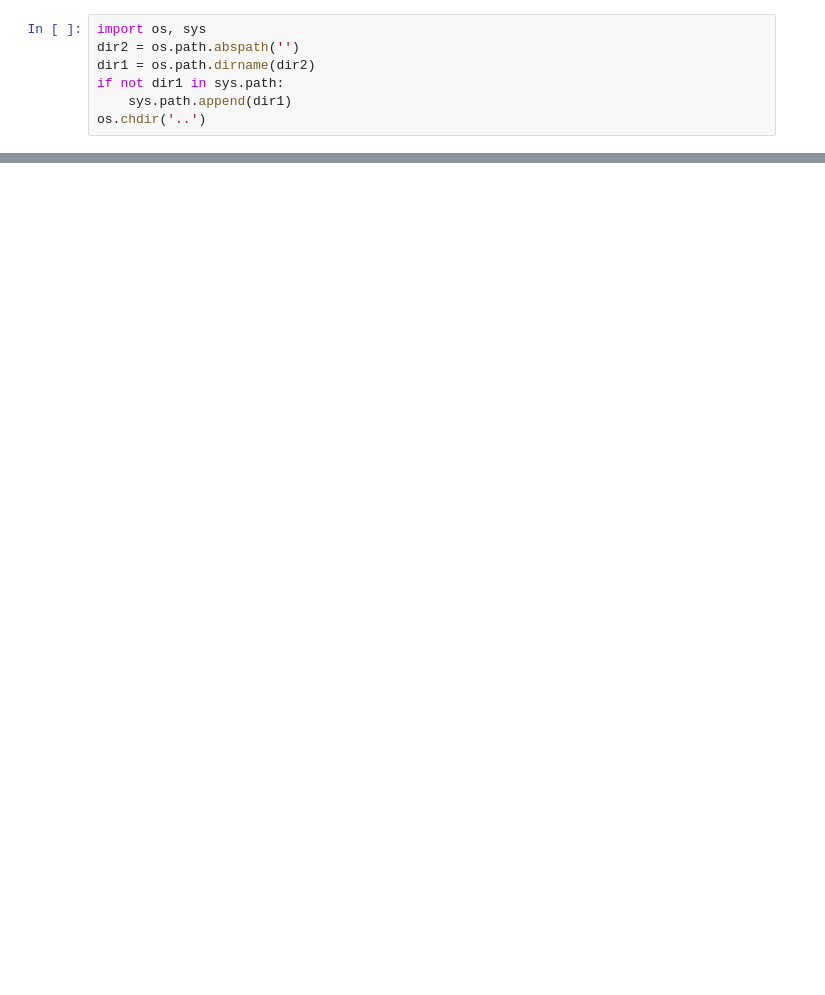
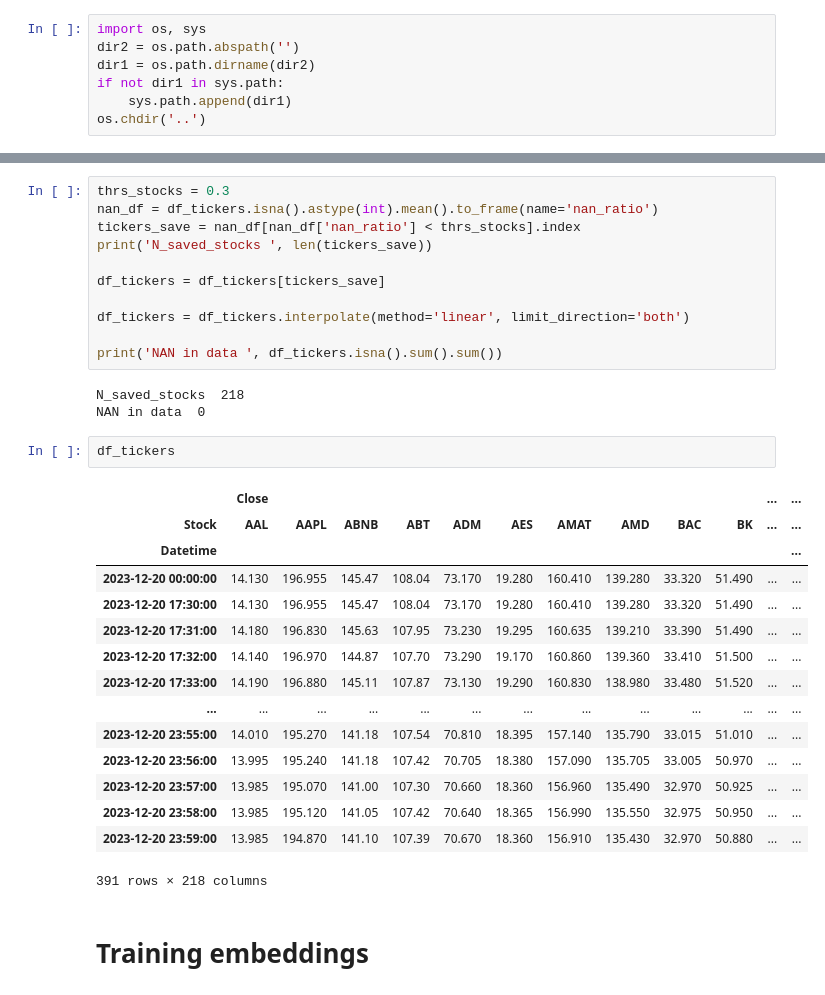
Before and after one commit to petrsokerin/Stock_Embedding, a Jupyter notebook: notebooks/TS2Vec.ipynb, the cells around one changed output, grey strips where cells are left out. Drawn from its saved outputs; the diff is of its cells as text; blank space fills up the shorter version.

```diff
--- a/notebooks/TS2Vec.ipynb
+++ b/notebooks/TS2Vec.ipynb
@@ -96,0 +182,34 @@ df.pivot(index='Datetime', columns='Stock', values='Close')
+# %%
+thrs_stocks = 0.3
+nan_df = df_tickers.isna().astype(int).mean().to_frame(name='nan_ratio')
+tickers_save = nan_df[nan_df['nan_ratio'] < thrs_stocks].index
+print('N_saved_stocks ', len(tickers_save))
+
+df_tickers = df_tickers[tickers_save]
+
+df_tickers = df_tickers.interpolate(method='linear', limit_direction='both')
+
+print('NAN in data ', df_tickers.isna().sum().sum())
+# %% [output]
+N_saved_stocks  218
+NAN in data  0
+# %%
+df_tickers
+# %% [output]
+|  | Close |  |  |  |  |  |  |  |  |  | ... | ... |
+| Stock | AAL | AAPL | ABNB | ABT | ADM | AES | AMAT | AMD | BAC | BK | ... | ... |
+| Datetime |  |  |  |  |  |  |  |  |  |  |  | ... |
+| 2023-12-20 00:00:00 | 14.130 | 196.955 | 145.47 | 108.04 | 73.170 | 19.280 | 160.410 | 139.280 | 33.320 | 51.490 | ... | ... |
+| 2023-12-20 17:30:00 | 14.130 | 196.955 | 145.47 | 108.04 | 73.170 | 19.280 | 160.410 | 139.280 | 33.320 | 51.490 | ... | ... |
+| 2023-12-20 17:31:00 | 14.180 | 196.830 | 145.63 | 107.95 | 73.230 | 19.295 | 160.635 | 139.210 | 33.390 | 51.490 | ... | ... |
+| 2023-12-20 17:32:00 | 14.140 | 196.970 | 144.87 | 107.70 | 73.290 | 19.170 | 160.860 | 139.360 | 33.410 | 51.500 | ... | ... |
+| 2023-12-20 17:33:00 | 14.190 | 196.880 | 145.11 | 107.87 | 73.130 | 19.290 | 160.830 | 138.980 | 33.480 | 51.520 | ... | ... |
+| ... | ... | ... | ... | ... | ... | ... | ... | ... | ... | ... | ... | ... |
+| 2023-12-20 23:55:00 | 14.010 | 195.270 | 141.18 | 107.54 | 70.810 | 18.395 | 157.140 | 135.790 | 33.015 | 51.010 | ... | ... |
+| 2023-12-20 23:56:00 | 13.995 | 195.240 | 141.18 | 107.42 | 70.705 | 18.380 | 157.090 | 135.705 | 33.005 | 50.970 | ... | ... |
+| 2023-12-20 23:57:00 | 13.985 | 195.070 | 141.00 | 107.30 | 70.660 | 18.360 | 156.960 | 135.490 | 32.970 | 50.925 | ... | ... |
+| 2023-12-20 23:58:00 | 13.985 | 195.120 | 141.05 | 107.42 | 70.640 | 18.365 | 156.990 | 135.550 | 32.975 | 50.950 | ... | ... |
+| 2023-12-20 23:59:00 | 13.985 | 194.870 | 141.10 | 107.39 | 70.670 | 18.360 | 156.910 | 135.430 | 32.970 | 50.880 | ... | ... |
+391 rows × 218 columns
+# %% [markdown]
+# Training embeddings
```
Also changed, not shown: parts of 27 cells of this notebook, 7 other files.
